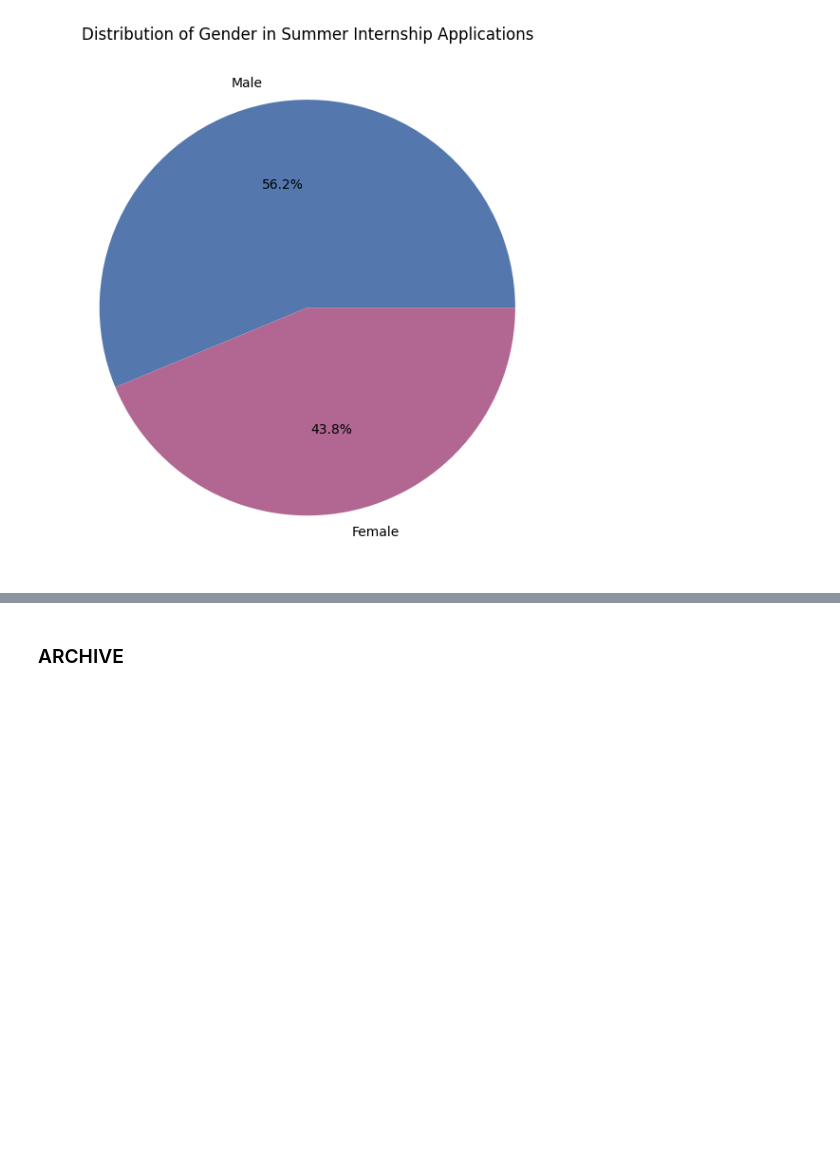
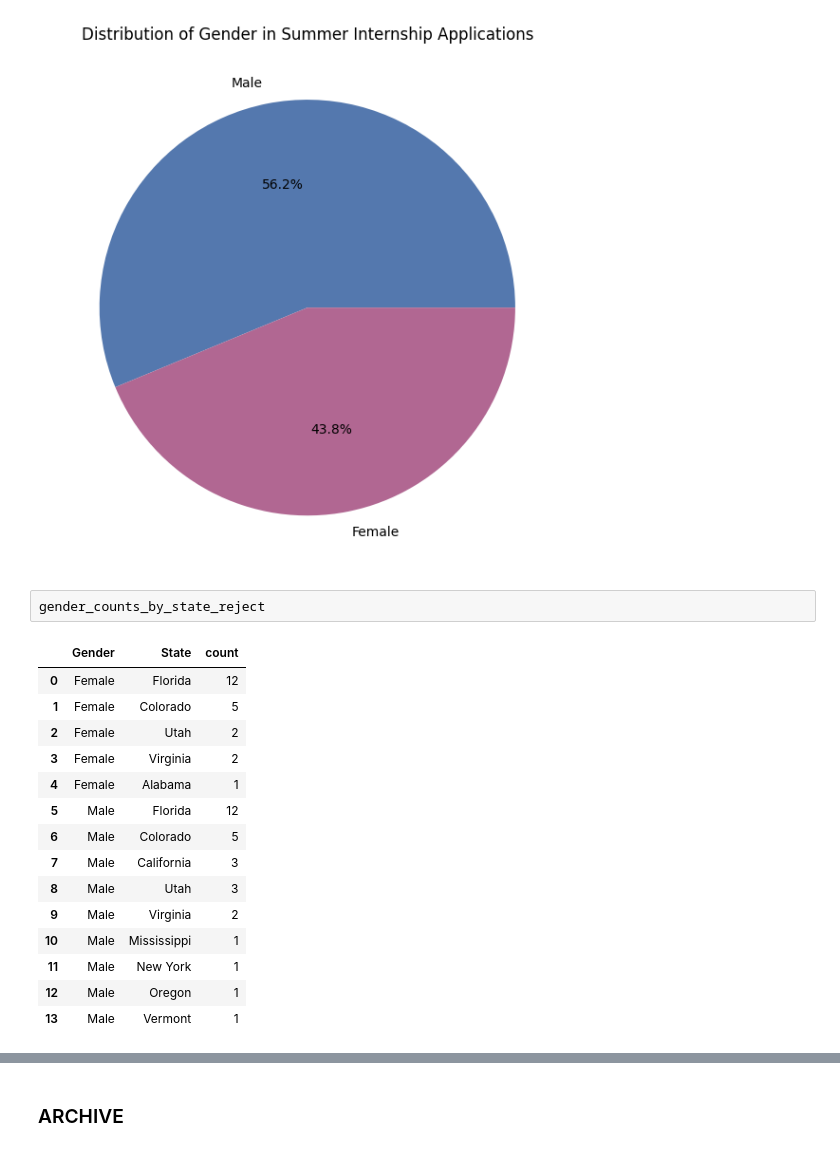
Before and after one commit to ad1589/dsan-5900.github.io, a Jupyter notebook: code/mia_eda.ipynb, the cells around one changed output, grey strips where cells are left out. Saved outputs shown, nothing was run; the diff lists cells and outputs as text; blank space fills up the shorter version.

Commit message:
adding rejections vs admits

```diff
--- a/code/mia_eda.ipynb
+++ b/code/mia_eda.ipynb
@@ -101,3 +102,21 @@ plt.show()
 fig.savefig("../website/images/gender_applications_piechart.png")
 # %% [output]
 [figure]
+# %%
+gender_counts_by_state_reject
+# %% [output]
+|  | Gender | State | count |
+| 0 | Female | Florida | 12 |
+| 1 | Female | Colorado | 5 |
+| 2 | Female | Utah | 2 |
+| 3 | Female | Virginia | 2 |
+| 4 | Female | Alabama | 1 |
+| 5 | Male | Florida | 12 |
+| 6 | Male | Colorado | 5 |
+| 7 | Male | California | 3 |
+| 8 | Male | Utah | 3 |
+| 9 | Male | Virginia | 2 |
+| 10 | Male | Mississippi | 1 |
+| 11 | Male | New York | 1 |
+| 12 | Male | Oregon | 1 |
+| 13 | Male | Vermont | 1 |
```
Also changed, not shown: parts of 6 cells of this notebook, 7 other files.
